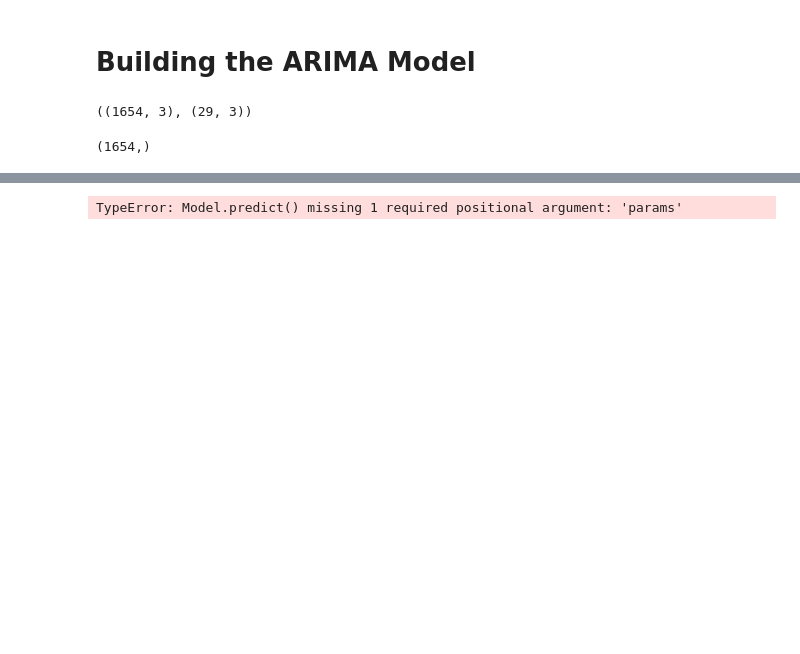
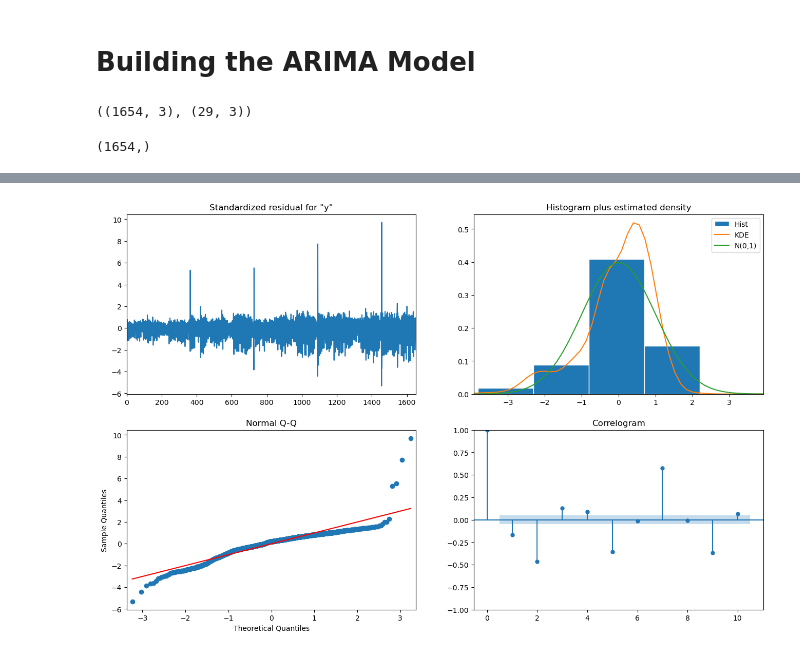
Before and after one commit to ds-ibex/kaggle-store-sales, a Jupyter notebook: notebooks/2.2-gr-arima.ipynb, the cells around one changed output, grey strips where cells are left out. Drawn from its saved outputs; the diff is of its cells as text; code cells hidden in the pictures; blank space fills up the shorter version.

```diff
--- a/notebooks/2.2-gr-arima.ipynb
+++ b/notebooks/2.2-gr-arima.ipynb
@@ -269,5 +248,9 @@ TypeError: Model.predict() missing 1 required positional argument: 'params'
+# %%
+_ = basic_arima_model.plot_diagnostics(figsize=(16,10))
+# %% [output]
+[figure, added]
 # %%
+# see how it would have done on the training data
+train_pred_result = basic_arima_model.predict(start=0, end=(len(X_train)-1))
 # predict validation values
-validation_pred_result = basic_arima_model.predict(start=len(train_daily_sales), end=(len(train_daily_sales)+len(valid_daily_sales)))
+validation_pred_result = basic_arima_model.predict(start=len(X_train), end=(len(X_train)+len(valid_daily_sales)-1))
-# %% [output]
-TypeError: Model.predict() missing 1 required positional argument: 'params'
```
Also changed, not shown: parts of 33 cells of this notebook.
